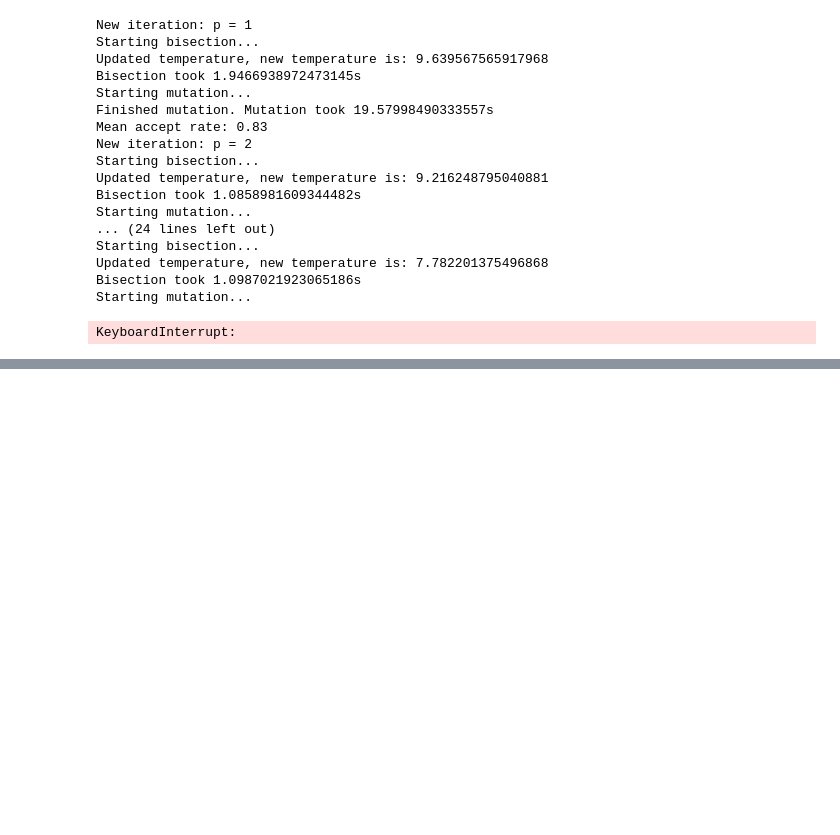
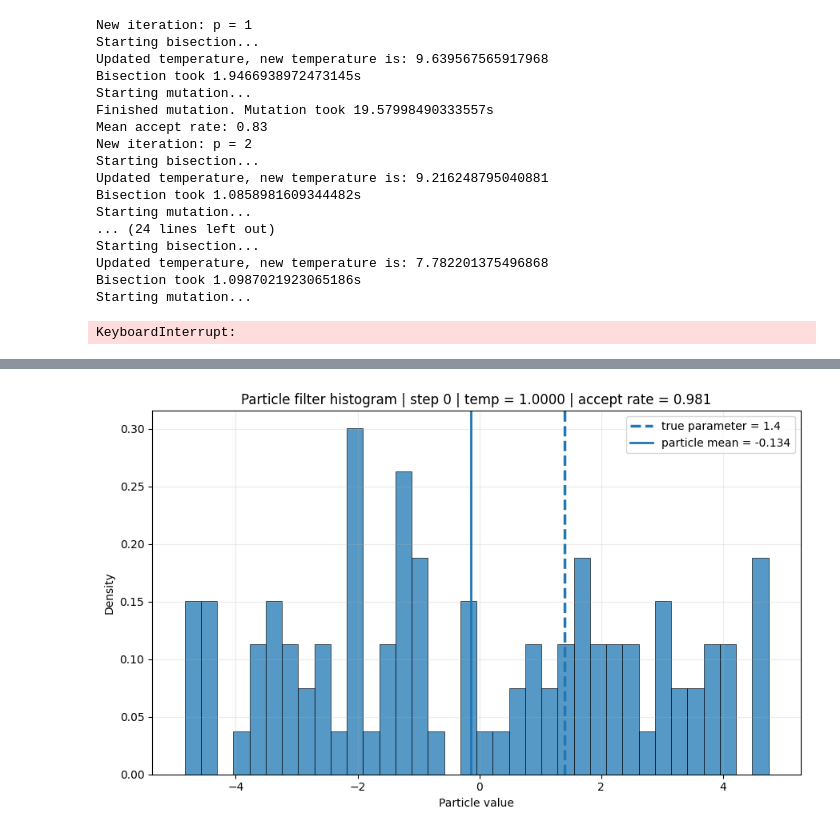
Before and after one commit to vvnnif/smc-highly-informative-observations, a Jupyter notebook: notebooks/test_and_debug.ipynb, the cells around one changed output, grey strips where cells are left out. Saved outputs shown, nothing was run; the diff lists cells and outputs as text; code cells hidden in the pictures; blank space fills up the shorter version.

```diff
--- a/notebooks/test_and_debug.ipynb
+++ b/notebooks/test_and_debug.ipynb
@@ -469,10 +472,13 @@ KeyboardInterrupt:
 """ Test whether SMC sampler works for the benchmark model
 """
 
-temp = 10.0 # Initial tempering
-T = 200 # Number of observations
+temp = 1.0 # Initial tempering
+T = 50 # Number of observations
 
-theta = 1 # True parameter
+theta = 1.4 # True parameter
+
+n_filter_particles = 50
+n_sample_particles = 100
 
 # Exogenous input variables
 rng = np.random.default_rng(seed=42) # Want to fix this while keeping the rest random
@@ -484,16 +490,16 @@ _, ys = SimpleBenchmarkSSM_simulate(T=T,theta=theta,us=us,rng=rng)
 samples, records = SimpleBenchmarkSSM_smc(
     ys=ys,
     us=us,
-    initial_mh_iters=300,
-    initial_mh_sd=0.4,
+    initial_mh_iters=100,
+    initial_mh_sd=0.5,
     mh_iters=40,
     mh_sd=0.02,
-    n_sample_particles=100,
-    n_filter_particles=300,
+    n_sample_particles=n_sample_particles,
+    n_filter_particles=n_filter_particles,
     temp=temp,
-    min_temp=0.05,
-    alpha=0.4,
+    min_temp=0.01,
+    alpha=0.5,
     verbose=True,
-    alternative_tempering=False,
-    adaptive_pmh=False
+    alternative_tempering=True,
+    adaptive_pmh=True
 )
@@ -504,0 +638,6 @@ df.to_csv("results/adaptive_pmmh_smc.csv")
+# %%
+from IPython.display import HTML
+
+anim = animate_particle_histograms(records, true_param=theta)
+HTML(anim.to_jshtml())
+# %% [output]
@@ -504,0 +645 @@ df.to_csv("results/adaptive_pmmh_smc.csv")
+[figure, added]
```
Also changed, not shown: parts of 10 cells of this notebook, 47 other files.
